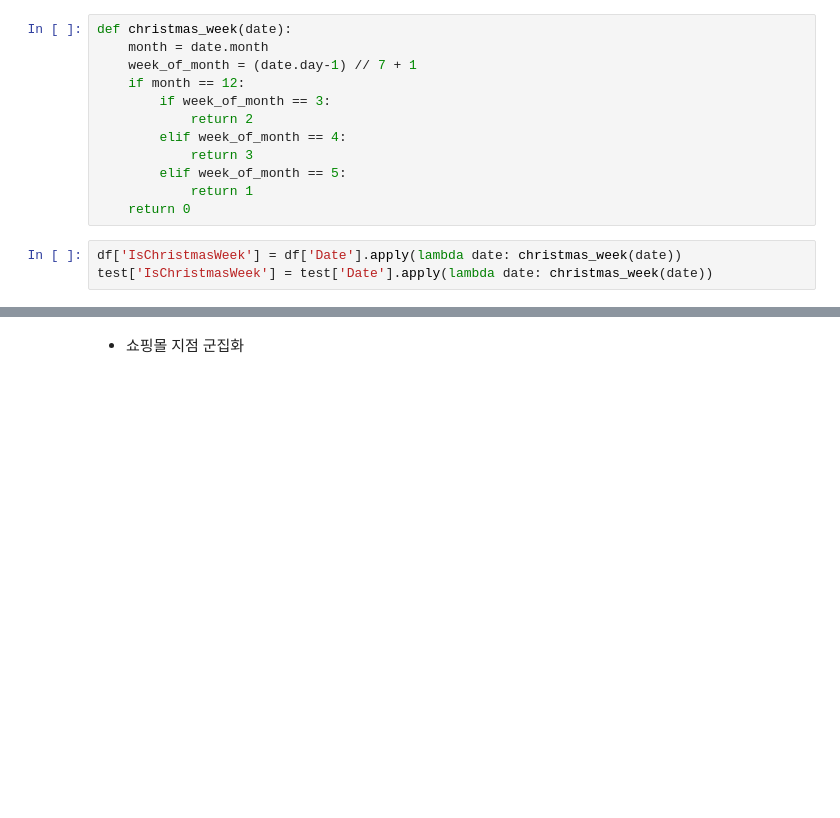
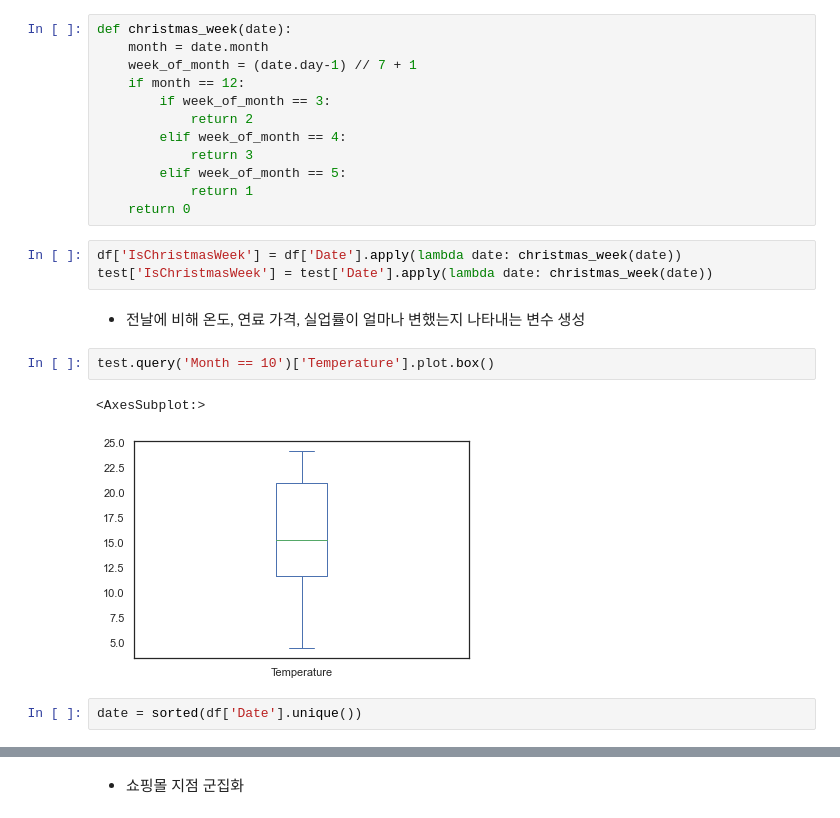
Before and after one commit to Jaesu26/Dacon-Basic, a Jupyter notebook: 쇼핑몰지점별-매출액-예측/쇼핑몰지점별-매출액-EDA모델링/쇼핑몰지점별-매출액-모델링.ipynb, the cells around one changed output, grey strips where cells are left out. Drawn from its saved outputs; the diff is of its cells as text; blank space fills up the shorter version.

```diff
--- a/쇼핑몰지점별-매출액-예측/쇼핑몰지점별-매출액-EDA모델링/쇼핑몰지점별-매출액-모델링.ipynb
+++ b/쇼핑몰지점별-매출액-예측/쇼핑몰지점별-매출액-EDA모델링/쇼핑몰지점별-매출액-모델링.ipynb
@@ -92,3 +100,12 @@ def christmas_week(date):
 # %%
 df['IsChristmasWeek'] = df['Date'].apply(lambda date: christmas_week(date))
 test['IsChristmasWeek'] = test['Date'].apply(lambda date: christmas_week(date))
+# %% [markdown]
+- 전날에 비해 온도, 연료 가격, 실업률이 얼마나 변했는지 나타내는 변수 생성
+# %%
+test.query('Month == 10')['Temperature'].plot.box()
+# %% [output]
+<AxesSubplot:>
+[figure, added]
+# %%
+date = sorted(df['Date'].unique())
```
Also changed, not shown: parts of 43 cells of this notebook.
